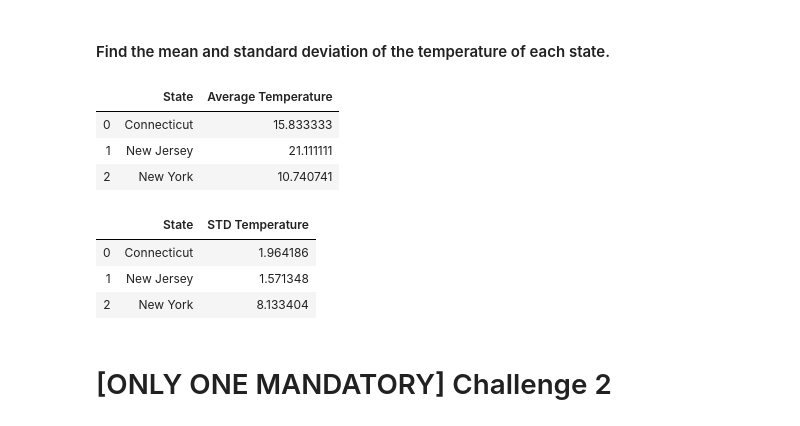
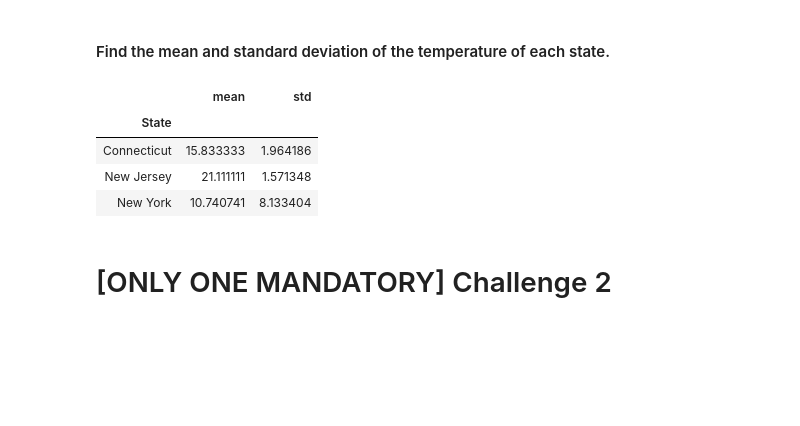
Before and after one commit to ta-data-lis/lab-subsetting-and-descriptive-stats, a Jupyter notebook: your-code/main.ipynb, the cells around one changed output. Cells and saved outputs as stored; diff of their text form; code cells hidden in the pictures; blank space fills up the shorter version.

```diff
--- a/your-code/main.ipynb
+++ b/your-code/main.ipynb
@@ -95,21 +98,14 @@ Name: City, dtype: object
 # %% [markdown]
 #### Find the mean and standard deviation of the temperature of each state.
 # %%
-mean_temp = temp.groupby('State', as_index = False).agg({'Temperature':'mean'}).rename(columns = {'Temperature':'Average Temperature'})
+mean_temp = temp.groupby('State', as_index = False)['Temperature'].agg(['mean', 'std'])
 mean_temp
 # %% [output]
-|  | State | Average Temperature |
-| 0 | Connecticut | 15.833333 |
-| 1 | New Jersey | 21.111111 |
-| 2 | New York | 10.740741 |
+|  | mean | std |
+| State |  |  |
+| Connecticut | 15.833333 | 1.964186 |
+| New Jersey | 21.111111 | 1.571348 |
+| New York | 10.740741 | 8.133404 |
-# %%
-std_temp = temp.groupby('State', as_index = False).agg({'Temperature':'std'}).rename(columns = {'Temperature':'STD Temperature'})
-std_temp
-# %% [output]
-|  | State | STD Temperature |
-| 0 | Connecticut | 1.964186 |
-| 1 | New Jersey | 1.571348 |
-| 2 | New York | 8.133404 |
 # %% [markdown]
 # [ONLY ONE MANDATORY]  Challenge 2
 # %% [markdown]
```
Also changed, not shown: parts of 36 cells of this notebook.
